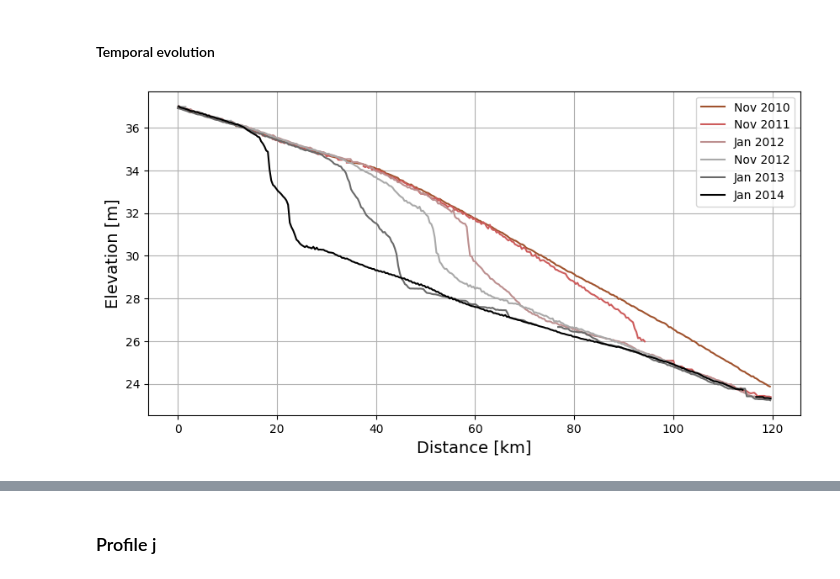
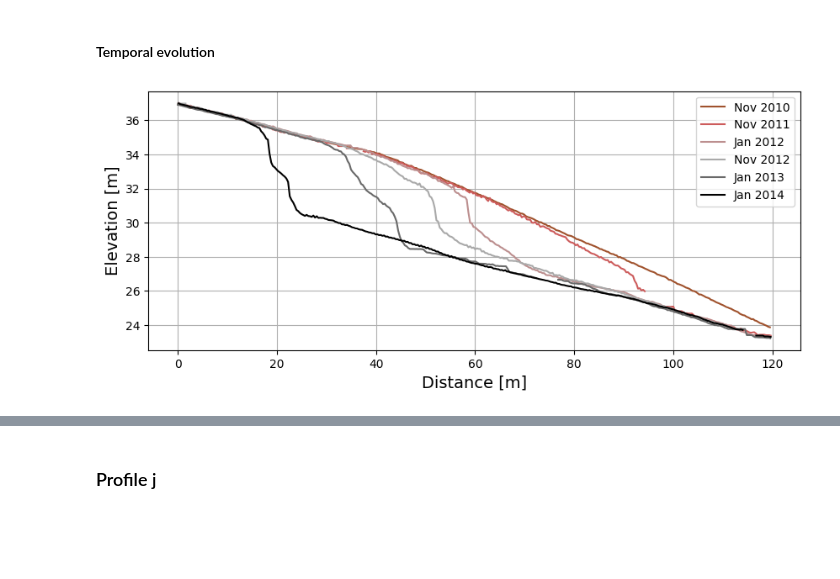
Before and after one commit to lsperezm/Martian_Icy_Scarps, a Jupyter notebook: Code/Antarctica.ipynb, the cells around one changed output, grey strips where cells are left out. Saved outputs shown, nothing was run; the diff lists cells and outputs as text; code cells hidden in the pictures; blank space fills up the shorter version.

```diff
--- a/Code/Antarctica.ipynb
+++ b/Code/Antarctica.ipynb
@@ -432,21 +475,21 @@ Ad_Jan2014=pd.read_csv(topAd_Jan2014)
 distAd_Jan2014=np.array(Ad_Jan2014['distance'].tolist())
 elevAd_Jan2014= np.array(Ad_Jan2014['elevation'].tolist())
 # %%
-plt.figure(figsize=(10,5))
+plt.figure(figsize=(10,4))
 
 plt.plot(distAd_Nov2010, elevAd_Nov2010, color='sienna', linewidth=1.5,label='Nov 2010')
 plt.plot(distAd_Nov2011, elevAd_Nov2011, color='indianred', linewidth=1.5,label='Nov 2011')
 plt.plot(distAd_Jan2012, elevAd_Ja2012, color='rosybrown', linewidth=1.5,label='Jan 2012')
 plt.plot(distAd_Nov2012, elevAd_Nov2012, color='darkgray', linewidth=1.5,label='Nov 2012')
 plt.plot(distAd_Jan2013, elevAd_Jan2013, color='dimgray', linewidth=1.5,label='Jan 2013')
 plt.plot(distAd_Jan2014, elevAd_Jan2014, color='black', linewidth=1.5,label='Jan 2014')
 
-plt.xlabel('Distance [km]', fontsize=14)
+plt.xlabel('Distance [m]', fontsize=14)
 plt.ylabel('Elevation [m]', fontsize=14)
 plt.grid(True)
 plt.legend()
 
 plt.savefig('TempEv_d.png')
 plt.show()
 # %% [output]
-[figure, old version]
+[figure, new version]
```
Also changed, not shown: parts of 17 cells of this notebook, 24 other files.
